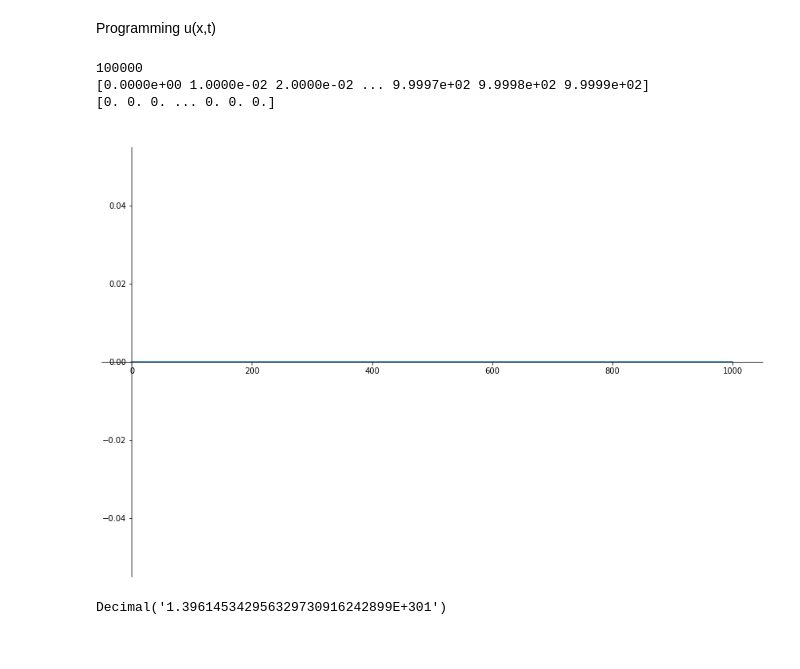
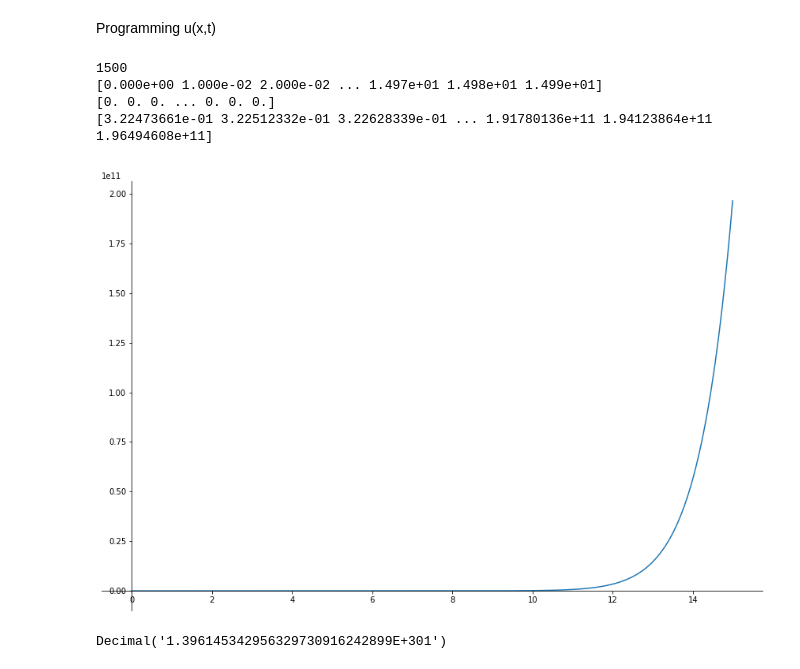
Before and after one commit to HIDDENDEN/Explosive_solutions, a Jupyter notebook: Explode_solutuions.ipynb, the cells around one changed output. Saved outputs shown, nothing was run; the diff lists cells and outputs as text; code cells hidden in the pictures.

```diff
--- a/Explode_solutuions.ipynb
+++ b/Explode_solutuions.ipynb
@@ -194,10 +194,10 @@ def calculate_U_in_dot(x_array,index,num_of_iterations,t_const):
   return sum_in_dot_x_i
 # %%
 #define how many sums to take
-num_of_sums=1
+num_of_sums=9
 t_const = 0.95
 
-TRUE_segment_len=1000
+TRUE_segment_len=15
 TRUE_start_x=0
 TRUE_h_x=0.01
 TRUE_array_len = int (TRUE_segment_len/TRUE_h_x)
@@ -207,39 +207,40 @@ TRUE_x=np.arange(TRUE_start_x, TRUE_start_x + (TRUE_segment_len), TRUE_h_x)
 print(len(TRUE_x))
 print(TRUE_x)
 
 U = np.zeros(TRUE_array_len)
 print(U)
 
-# for i in range(TRUE_array_len):
-#   U[i]=calculate_U_in_dot(TRUE_x,i,num_of_sums,t_const)
-# print(U)
+for i in range(TRUE_array_len):
+  U[i]=calculate_U_in_dot(TRUE_x,i,num_of_sums,t_const)
+print(U)
 
 
 
 
 
 # X=get_x_array_derive_k_dimension(x,k)
 # Y=get_y_array_derive_k_dimension(y,k)
 
 my_fig_size = 10
 fig = plt.figure(figsize=(my_fig_size+5,my_fig_size))
 
 ax=fig.add_subplot(111)
 
 ax.set_title('  ')
 ax.plot(TRUE_x, U)
 ax.spines['left'].set_position('zero')
 ax.spines['right'].set_color('none')
 ax.spines['bottom'].set_position('zero')
 ax.spines['top'].set_color('none')
 ax.xaxis.set_ticks_position('bottom')
 # ax.set_xlim([0,2.0])
 ax.yaxis.set_ticks_position('left')
 # %% [output]
-100000
-[0.0000e+00 1.0000e-02 2.0000e-02 ... 9.9997e+02 9.9998e+02 9.9999e+02]
+1500
+[0.000e+00 1.000e-02 2.000e-02 ... 1.497e+01 1.498e+01 1.499e+01]
 [0. 0. 0. ... 0. 0. 0.]
+[3.22473661e-01 3.22512332e-01 3.22628339e-01 ... 1.91780136e+11 1.94123864e+11 1.96494608e+11]
-[figure, old version]
+[figure, new version]
 # %%
 from decimal import Decimal
 Decimal(math.factorial(171))/88888888
```
Also changed, not shown: parts of 5 cells of this notebook.
